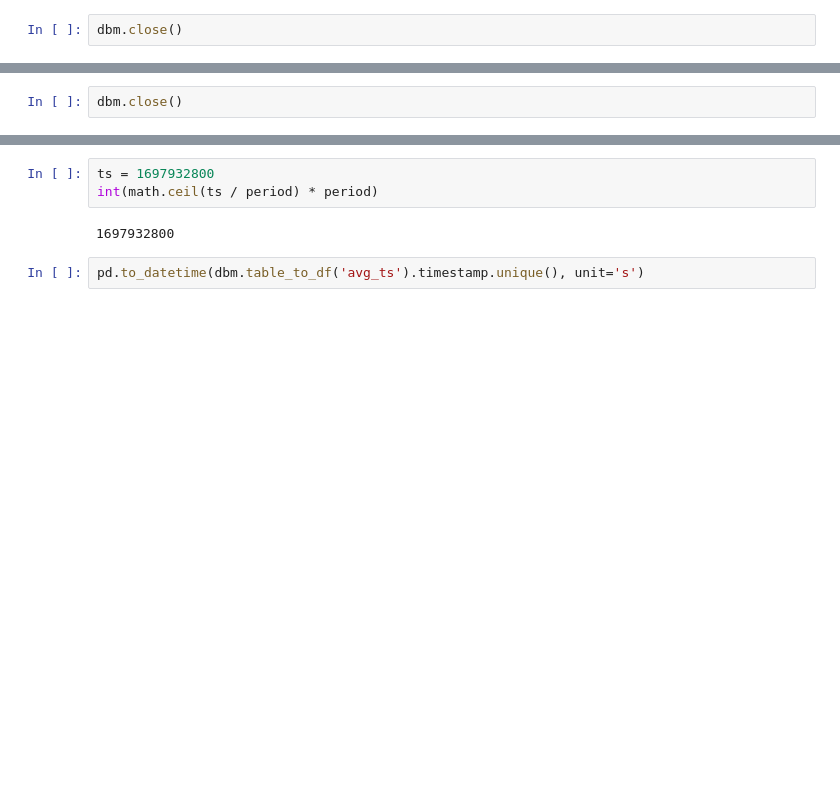
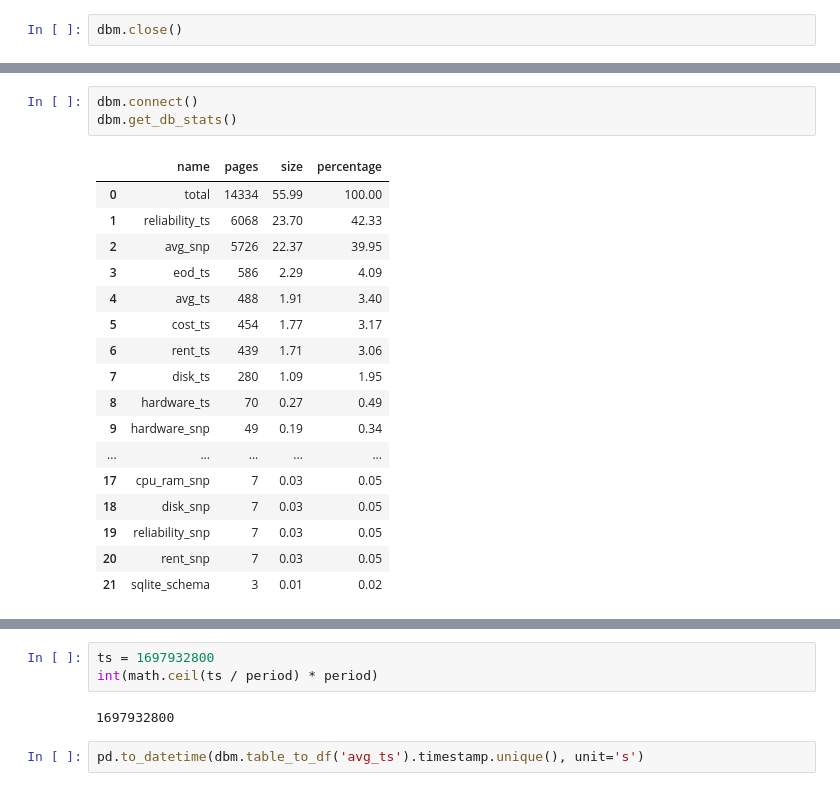
Before and after one commit to alkorolyov/vast-stats, a Jupyter notebook: notebooks/10 - tests.ipynb, the cells around one changed output, grey strips where cells are left out. Saved outputs shown, nothing was run; the diff lists cells and outputs as text; blank space fills up the shorter version.

```diff
--- a/notebooks/10 - tests.ipynb
+++ b/notebooks/10 - tests.ipynb
@@ -92,3 +83,22 @@ Size per year:  1136 mb
-# %%
-dbm.close()
+# %%
+dbm.connect()
+dbm.get_db_stats()
+# %% [output]
+|  | name | pages | size | percentage |
+| 0 | total | 14334 | 55.99 | 100.00 |
+| 1 | reliability_ts | 6068 | 23.70 | 42.33 |
+| 2 | avg_snp | 5726 | 22.37 | 39.95 |
+| 3 | eod_ts | 586 | 2.29 | 4.09 |
+| 4 | avg_ts | 488 | 1.91 | 3.40 |
+| 5 | cost_ts | 454 | 1.77 | 3.17 |
+| 6 | rent_ts | 439 | 1.71 | 3.06 |
+| 7 | disk_ts | 280 | 1.09 | 1.95 |
+| 8 | hardware_ts | 70 | 0.27 | 0.49 |
+| 9 | hardware_snp | 49 | 0.19 | 0.34 |
+| ... | ... | ... | ... | ... |
+| 17 | cpu_ram_snp | 7 | 0.03 | 0.05 |
+| 18 | disk_snp | 7 | 0.03 | 0.05 |
+| 19 | reliability_snp | 7 | 0.03 | 0.05 |
+| 20 | rent_snp | 7 | 0.03 | 0.05 |
+| 21 | sqlite_schema | 3 | 0.01 | 0.02 |
 # %%
```
Also changed, not shown: parts of 9 cells of this notebook, 3 other files.
